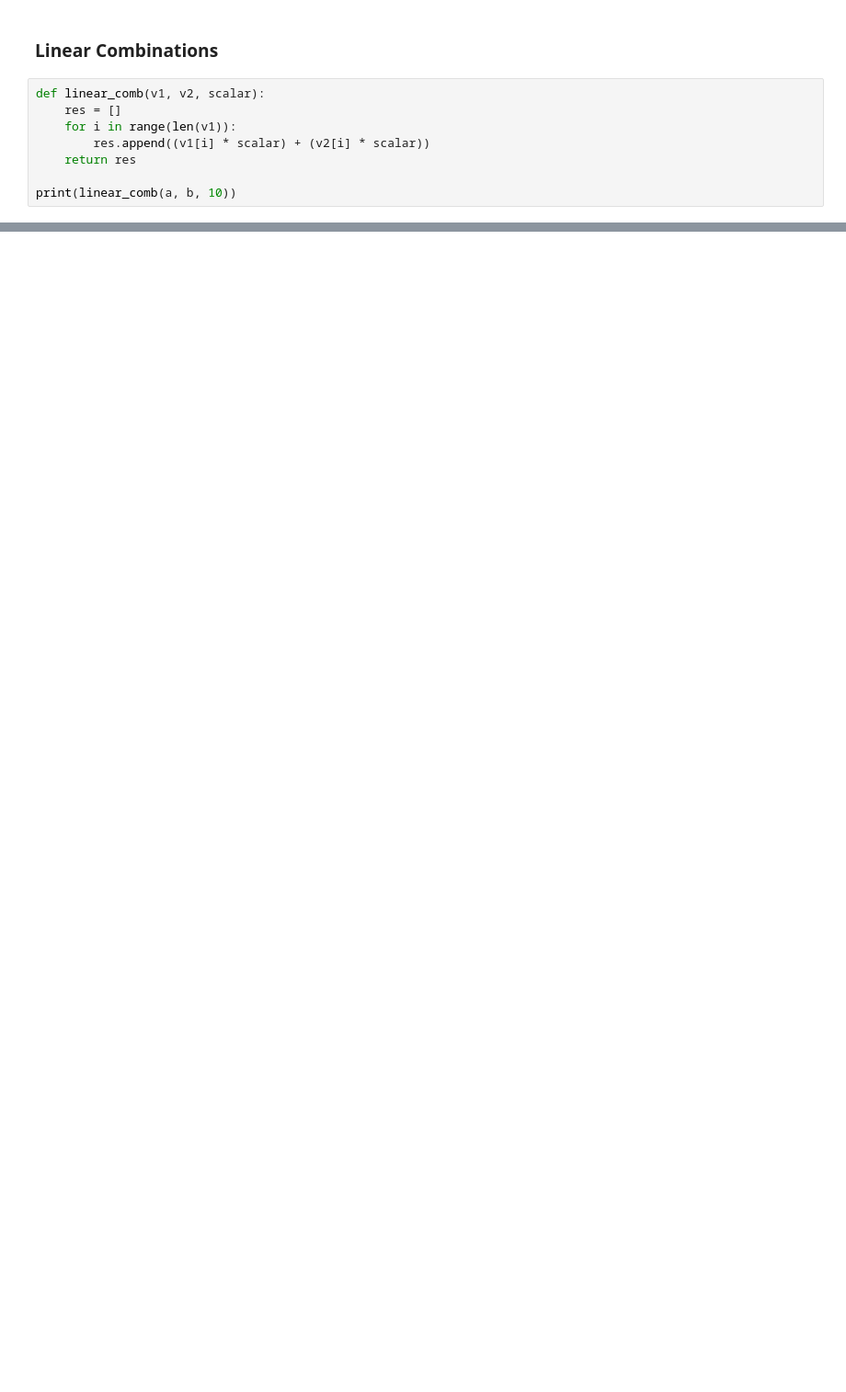
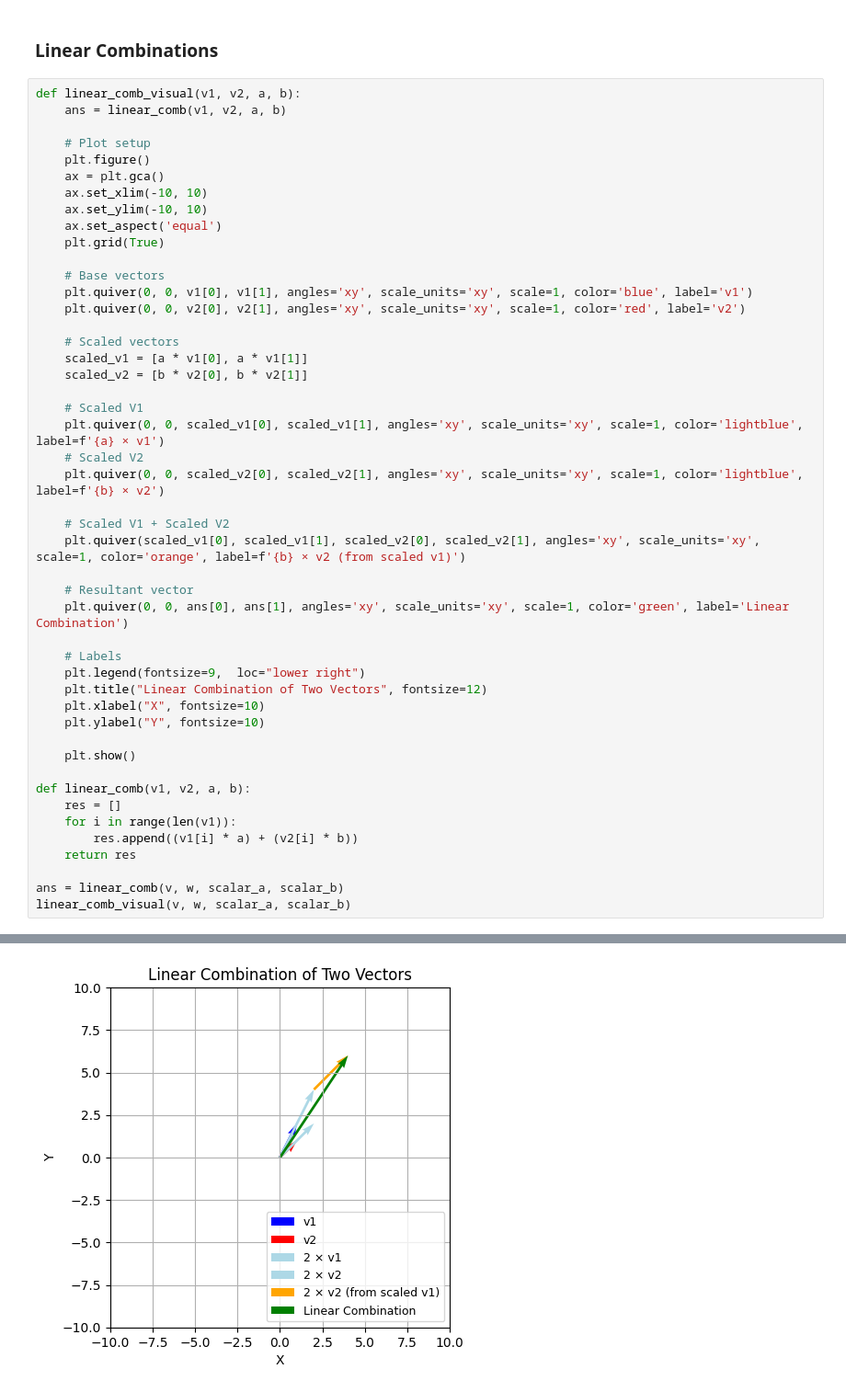
Before and after one commit to eigenlambda123/Project10X-LinearAlgebra, a Jupyter notebook: practice/1.1/vector_operations.ipynb, the cells around one changed output, grey strips where cells are left out. Shown: that part at 92% size. Drawn from its saved outputs; the diff is of its cells as text; blank space fills up the shorter version.

```diff
--- a/practice/1.1/vector_operations.ipynb
+++ b/practice/1.1/vector_operations.ipynb
@@ -40,11 +98,50 @@ print(scale(a, 10))
 # %% [markdown]
 ### Linear Combinations
 # %%
-def linear_comb(v1, v2, scalar):
+def linear_comb_visual(v1, v2, a, b):
+    ans = linear_comb(v1, v2, a, b)
+
+    # Plot setup
+    plt.figure()
+    ax = plt.gca()
+    ax.set_xlim(-10, 10)
+    ax.set_ylim(-10, 10)
+    ax.set_aspect('equal')
+    plt.grid(True)
+
+    # Base vectors
+    plt.quiver(0, 0, v1[0], v1[1], angles='xy', scale_units='xy', scale=1, color='blue', label='v1')
+    plt.quiver(0, 0, v2[0], v2[1], angles='xy', scale_units='xy', scale=1, color='red', label='v2')
+
+    # Scaled vectors
+    scaled_v1 = [a * v1[0], a * v1[1]]
+    scaled_v2 = [b * v2[0], b * v2[1]]
+
+    # Scaled V1
+    plt.quiver(0, 0, scaled_v1[0], scaled_v1[1], angles='xy', scale_units='xy', scale=1, color='lightblue', label=f'{a} × v1')
+    # Scaled V2
+    plt.quiver(0, 0, scaled_v2[0], scaled_v2[1], angles='xy', scale_units='xy', scale=1, color='lightblue', label=f'{b} × v2')
+
+    # Scaled V1 + Scaled V2
+    plt.quiver(scaled_v1[0], scaled_v1[1], scaled_v2[0], scaled_v2[1], angles='xy', scale_units='xy', scale=1, color='orange', label=f'{b} × v2 (from scaled v1)')
+
+    # Resultant vector
+    plt.quiver(0, 0, ans[0], ans[1], angles='xy', scale_units='xy', scale=1, color='green', label='Linear Combination')
+
+    # Labels
+    plt.legend(fontsize=9,  loc="lower right")
+    plt.title("Linear Combination of Two Vectors", fontsize=12)
+    plt.xlabel("X", fontsize=10)
+    plt.ylabel("Y", fontsize=10)
+
+    plt.show()
+
+def linear_comb(v1, v2, a, b):
     res = []
     for i in range(len(v1)):
-        res.append((v1[i] * scalar) + (v2[i] * scalar))
+        res.append((v1[i] * a) + (v2[i] * b))
     return res
 
-print(linear_comb(a, b, 10))
+ans = linear_comb(v, w, scalar_a, scalar_b)
+linear_comb_visual(v, w, scalar_a, scalar_b)
 # %% [output]
@@ -51,0 +148 @@ print(linear_comb(a, b, 10))
+[figure, added]
```
Also changed, not shown: parts of 5 cells of this notebook, 1 other file.
